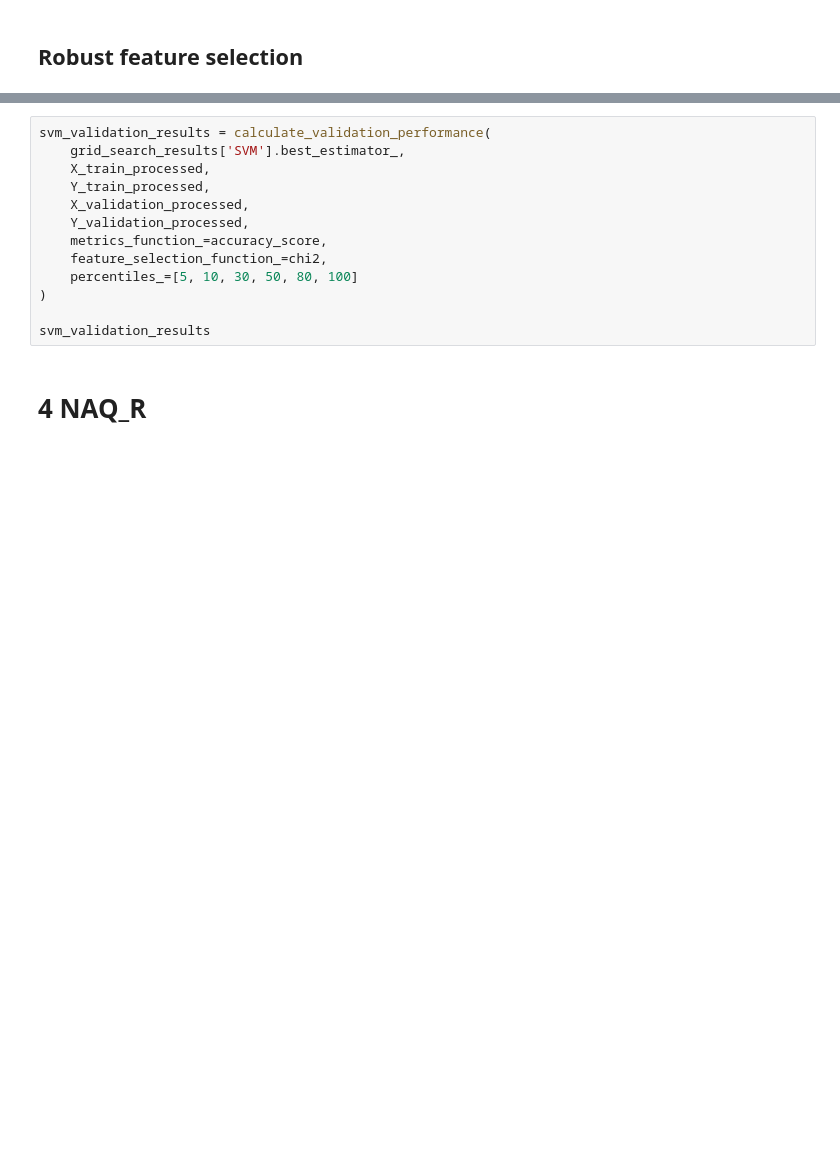
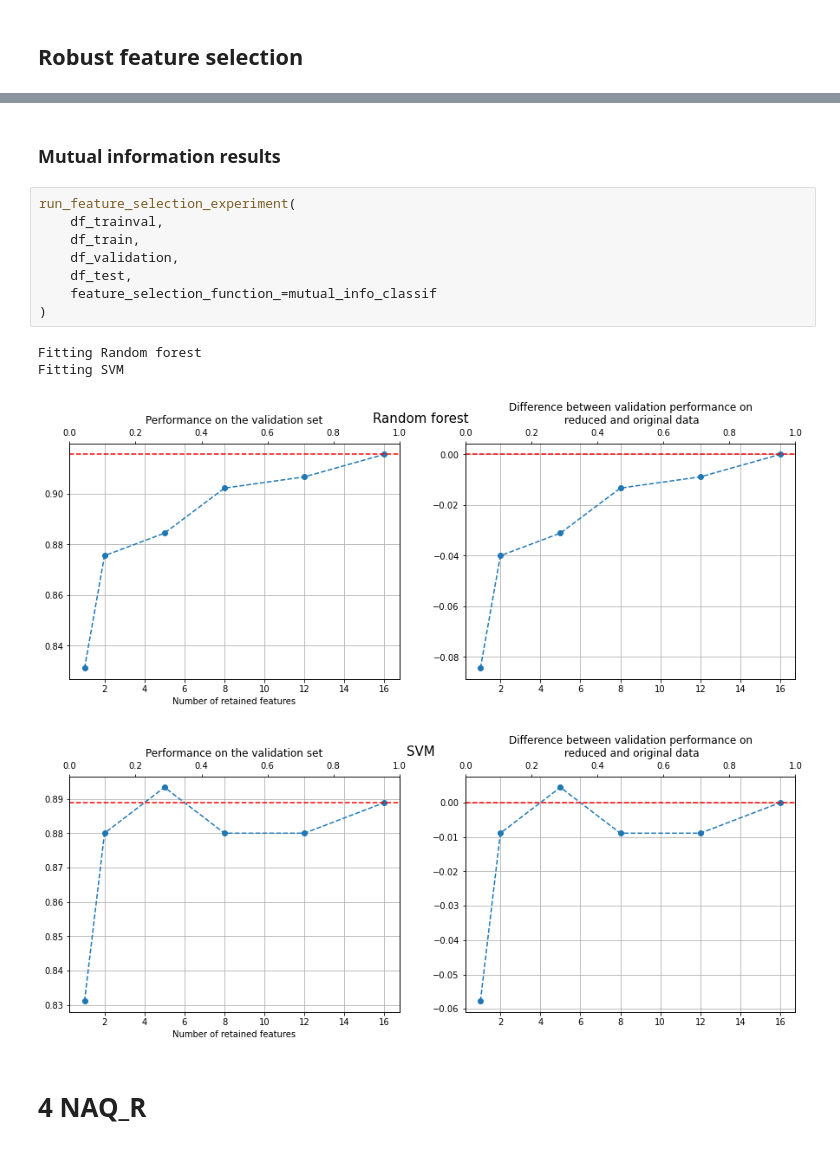
Before and after one commit to PashaIanko/Robust-Feature-Selection, a Jupyter notebook: main.ipynb, the cells around one changed output, grey strips where cells are left out. Cells and saved outputs as stored; diff of their text form; blank space fills up the shorter version.

```diff
--- a/main.ipynb
+++ b/main.ipynb
@@ -1173,16 +1152,18 @@ Fitting SVM
-# %%
-svm_validation_results = calculate_validation_performance(
-    grid_search_results['SVM'].best_estimator_,
-    X_train_processed,
-    Y_train_processed,
-    X_validation_processed,
-    Y_validation_processed,
-    metrics_function_=accuracy_score,
-    feature_selection_function_=chi2,
-    percentiles_=[5, 10, 30, 50, 80, 100]
-)
-
-svm_validation_results
+# %% [markdown]
+### Mutual information results
+# %%
+run_feature_selection_experiment(
+    df_trainval,
+    df_train,
+    df_validation,
+    df_test,
+    feature_selection_function_=mutual_info_classif
+)
+# %% [output]
+Fitting Random forest
+Fitting SVM
+[figure, added]
+[figure, added]
 # %% [markdown]
 # 4 NAQ_R
 # %% [markdown]
```
Also changed, not shown: parts of 12 cells of this notebook.
